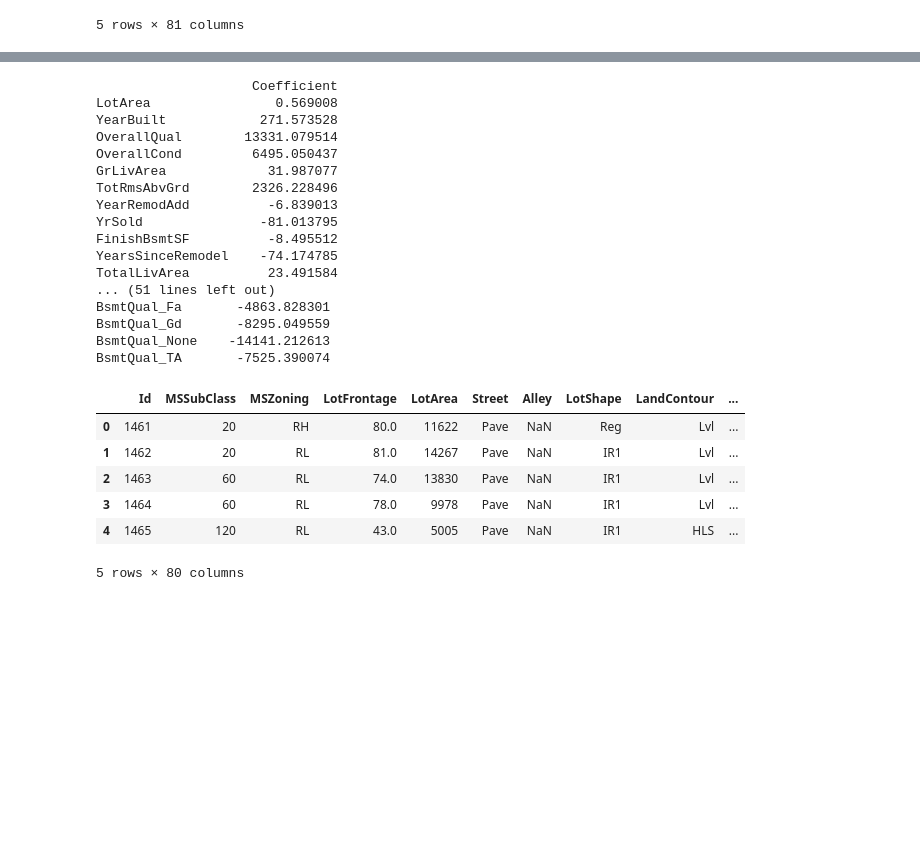
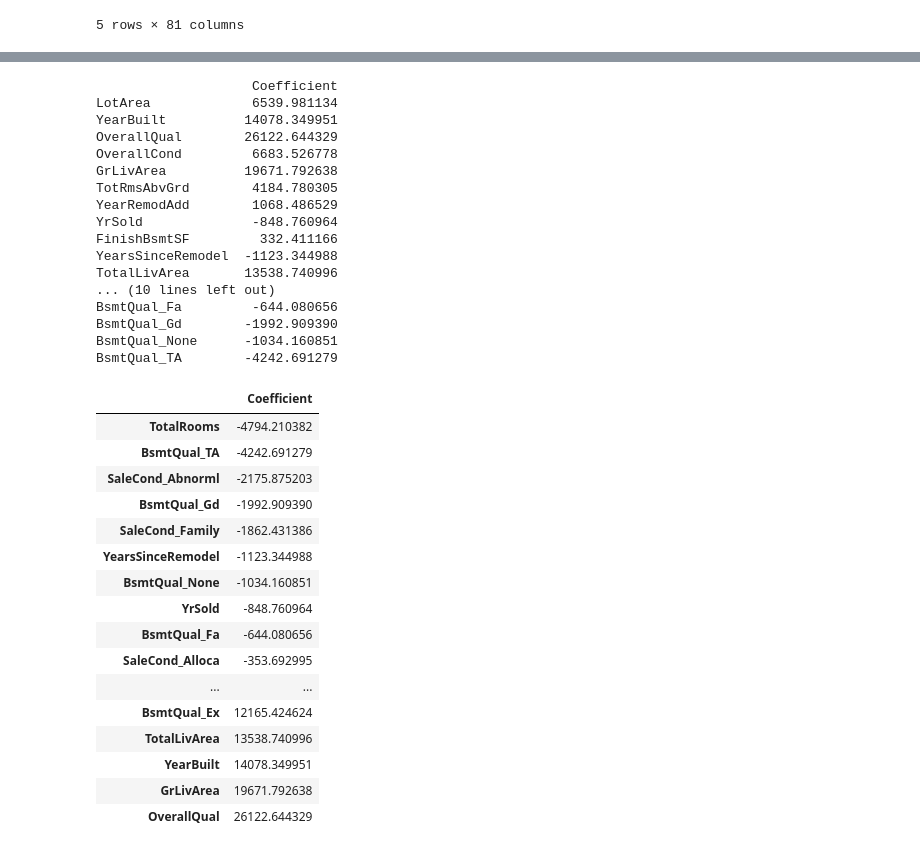
Before and after one commit to yashweek/CS675midterm-project, a Jupyter notebook: Midterm Project.ipynb, the cells around one changed output, grey strips where cells are left out. Cells and saved outputs as stored; diff of their text form; code cells hidden in the pictures; blank space fills up the shorter version.

```diff
--- a/Midterm Project.ipynb
+++ b/Midterm Project.ipynb
@@ -168,42 +168,48 @@ df.head()
 # %%
-from sklearn.linear_model import LinearRegression
-from sklearn.preprocessing import StandardScaler
-model = LinearRegression()
-#sc = StandardScaler()
-X_train = df
-#X_train = sc.fit_transform(X_train)
-y_train = train_data['SalePrice']
+X = df
+X = sc.fit_transform(X)
+y = train_data['SalePrice']
 model.fit(X_train,y_train)
 
-coeff_parameter = pd.DataFrame(model.coef_,df.columns,columns=['Coefficient'])
-print(coeff_parameter[0:30])
-print(coeff_parameter[30:65])
+coeff_parameter = pd.DataFrame(model.coef_,jj.columns,columns=['Coefficient'])
+print(coeff_parameter)
 # %% [output]
                     Coefficient
-LotArea                0.569008
-YearBuilt            271.573528
-OverallQual        13331.079514
-OverallCond         6495.050437
-GrLivArea             31.987077
-TotRmsAbvGrd        2326.228496
-YearRemodAdd          -6.839013
-YrSold               -81.013795
-FinishBsmtSF          -8.495512
-YearsSinceRemodel    -74.174785
-TotalLivArea          23.491584
-... (51 lines left out)
-BsmtQual_Fa       -4863.828301
-BsmtQual_Gd       -8295.049559
-BsmtQual_None    -14141.212613
-BsmtQual_TA       -7525.390074
+LotArea             6539.981134
+YearBuilt          14078.349951
+OverallQual        26122.644329
+OverallCond         6683.526778
+GrLivArea          19671.792638
+TotRmsAbvGrd        4184.780305
+YearRemodAdd        1068.486529
+YrSold              -848.760964
+FinishBsmtSF         332.411166
+YearsSinceRemodel  -1123.344988
+TotalLivArea       13538.740996
+... (10 lines left out)
+BsmtQual_Fa         -644.080656
+BsmtQual_Gd        -1992.909390
+BsmtQual_None      -1034.160851
+BsmtQual_TA        -4242.691279
-# %%
-test_data = pd.read_csv('test.csv')
-test_data.head()
-# %% [output]
-|  | Id | MSSubClass | MSZoning | LotFrontage | LotArea | Street | Alley | LotShape | LandContour | ... |
-| 0 | 1461 | 20 | RH | 80.0 | 11622 | Pave | NaN | Reg | Lvl | ... |
-| 1 | 1462 | 20 | RL | 81.0 | 14267 | Pave | NaN | IR1 | Lvl | ... |
-| 2 | 1463 | 60 | RL | 74.0 | 13830 | Pave | NaN | IR1 | Lvl | ... |
-| 3 | 1464 | 60 | RL | 78.0 | 9978 | Pave | NaN | IR1 | Lvl | ... |
-| 4 | 1465 | 120 | RL | 43.0 | 5005 | Pave | NaN | IR1 | HLS | ... |
-5 rows × 80 columns
+# %%
+import pandas
+#pandas.set_option('display.max_rows', None)
+coeff_parameter.sort_values('Coefficient')
+# %% [output]
+|  | Coefficient |
+| TotalRooms | -4794.210382 |
+| BsmtQual_TA | -4242.691279 |
+| SaleCond_Abnorml | -2175.875203 |
+| BsmtQual_Gd | -1992.909390 |
+| SaleCond_Family | -1862.431386 |
+| YearsSinceRemodel | -1123.344988 |
+| BsmtQual_None | -1034.160851 |
+| YrSold | -848.760964 |
+| BsmtQual_Fa | -644.080656 |
+| SaleCond_Alloca | -353.692995 |
+| ... | ... |
+| BsmtQual_Ex | 12165.424624 |
+| TotalLivArea | 13538.740996 |
+| YearBuilt | 14078.349951 |
+| GrLivArea | 19671.792638 |
+| OverallQual | 26122.644329 |
```
Also changed, not shown: parts of 14 cells of this notebook.
